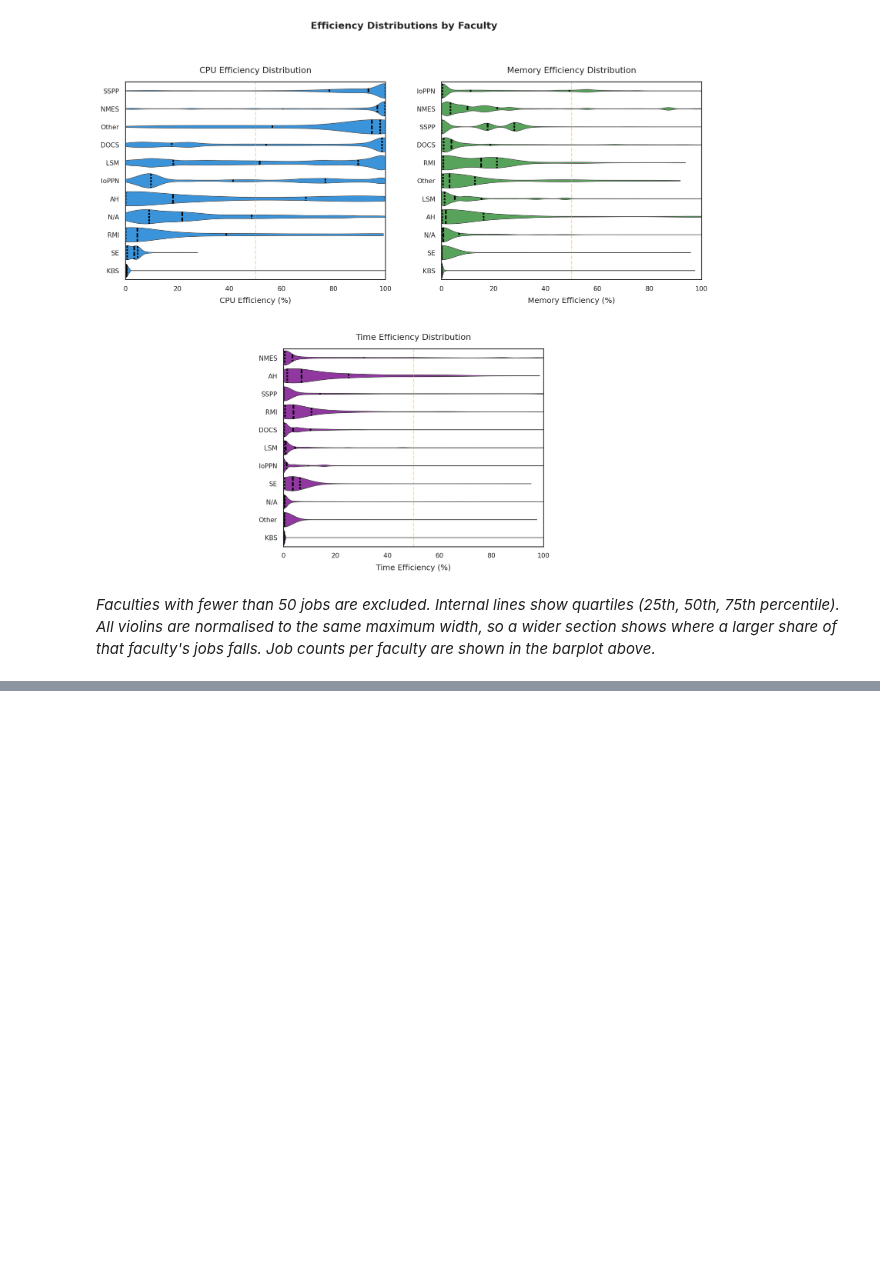
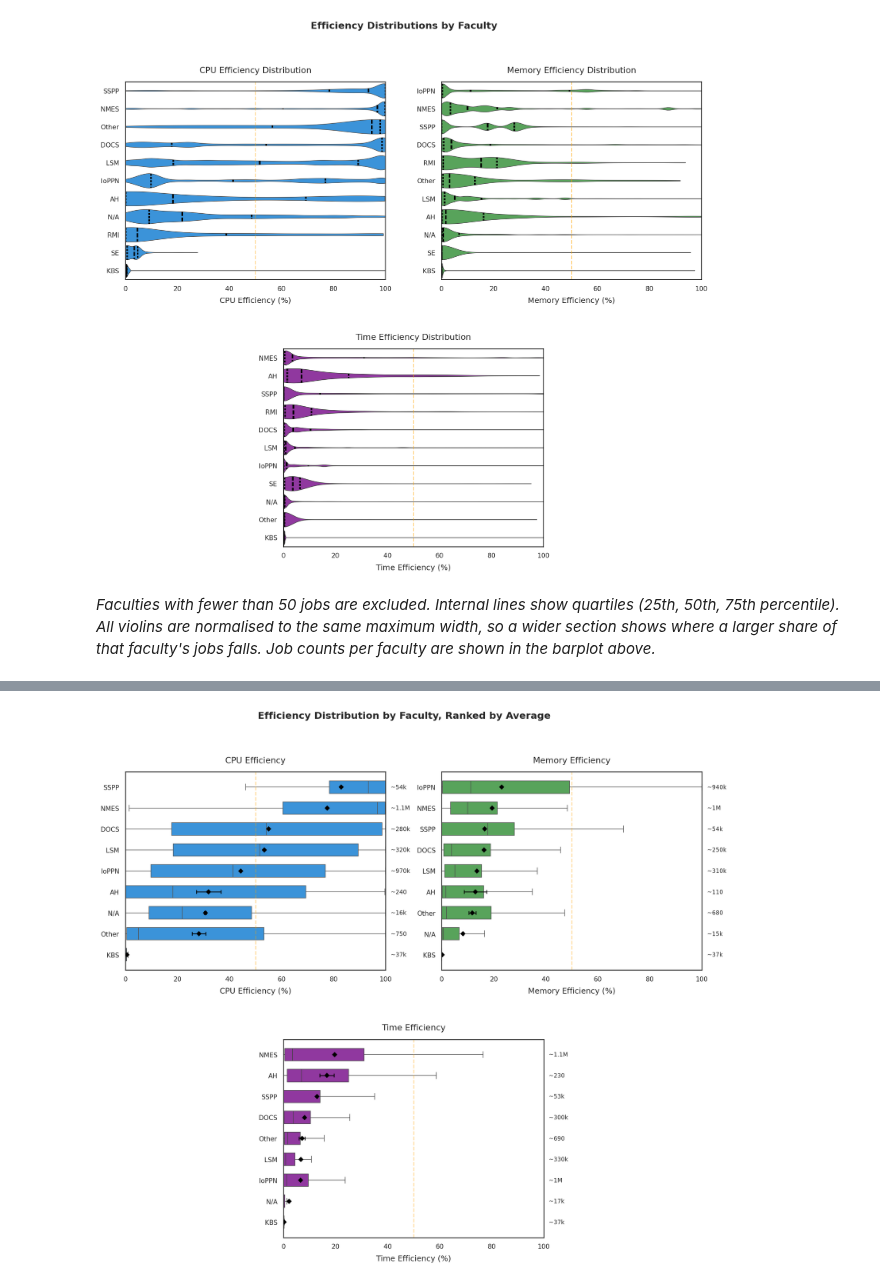
Before and after one commit to kcl-eresearch/hpc-data-analysis, a Jupyter notebook: notebooks/blog_2026-02_sustainability.ipynb, the cells around one changed output, grey strips where cells are left out. Drawn from its saved outputs; the diff is of its cells as text; code cells hidden in the pictures; blank space fills up the shorter version.

```diff
--- a/notebooks/blog_2026-02_sustainability.ipynb
+++ b/notebooks/blog_2026-02_sustainability.ipynb
@@ -1908,3 +1950,17 @@ Internal lines show quartiles (25th, 50th, 75th percentile).
 All violins are normalised to the same maximum width, so a wider section
 shows where a larger share of that faculty's jobs falls.
 Job counts per faculty are shown in the barplot above.*
+# %%
+# Merge small non-faculty categories into a single "Other" group
+MERGE_TO_OTHER = {'RMI', 'SE', 'Other'}
+
+df['faculty_short_merged'] = df['faculty_short'].apply(
+    lambda x: 'Other' if x in MERGE_TO_OTHER else x)
+
+# Also create a merged version of the SHORT lookup for use in plots
+SHORT_MERGED = {}
+for full_name, abbrev in SHORT.items():
+    SHORT_MERGED[full_name] = 'Other' if abbrev in MERGE_TO_OTHER else abbrev
+
+print('Faculty categories after merging:')
+print(df['faculty_short_merged'].value_counts().to_string())
@@ -1910,0 +1981,84 @@ Job counts per faculty are shown in the barplot above.*
+# %%
+# Faculty efficiency boxplots with mean + 95% CI overlay
+# Uses merged faculty categories (Other combines RMI, SE, IT, N/A, Other)
+from scipy.stats import sem
+
+MIN_JOBS = 50
+
+def merged_faculty_stats(col):
+    """Compute per-merged-faculty stats for ordering and annotations."""
+    rows = []
+    for fac in df['faculty_short_merged'].unique():
+        vals = df.loc[df['faculty_short_merged'] == fac, col].dropna()
+        vals = vals[vals <= 100]
+        if len(vals) < MIN_JOBS:
+            continue
+        mean = vals.mean()
+        ci = 1.96 * sem(vals)
+        rows.append({'faculty': fac, 'mean': mean, 'ci': ci, 'n': len(vals)})
+    return pd.DataFrame(rows).sort_values('mean', ascending=False)
+
+cpu_mstats  = merged_faculty_stats('cpu_eff_req')
+mem_mstats  = merged_faculty_stats('mem_eff')
+time_mstats = merged_faculty_stats('time_eff')
+
+n_facs = len(cpu_mstats)
+row_h = max(6, n_facs * 0.55)
+fig = plt.figure(figsize=(16, row_h * 2 + 1))
+gs = fig.add_gridspec(2, 4, hspace=0.35, wspace=0.55)
+ax_cpu  = fig.add_subplot(gs[0, 0:2])
+ax_mem  = fig.add_subplot(gs[0, 2:4])
+ax_time = fig.add_subplot(gs[1, 1:3])
+
+configs = [
+    (ax_cpu,  'cpu_eff_req', cpu_mstats,  C_CPU,  'CPU Efficiency (%)',    'CPU Efficiency'),
+    (ax_mem,  'mem_eff',     mem_mstats,  C_MEM,  'Memory Efficiency (%)', 'Memory Efficiency'),
+    (ax_time, 'time_eff',    time_mstats, C_TIME, 'Time Efficiency (%)',   'Time Efficiency'),
+]
+
+for ax, col, mstats, colour, xlabel, title in configs:
+    order = mstats['faculty'].tolist()
+    bdata = df[df['faculty_short_merged'].isin(order)
+               & df[col].notna()
+               & (df[col] <= 100)].copy()
+
+    sns.boxplot(data=bdata, y='faculty_short_merged', x=col,
+                ax=ax, order=order, color=colour, width=0.6,
+                linewidth=0.8, showfliers=False)
+
+    # Overlay mean as diamond with 95% CI error bars
+    for _, row in mstats.iterrows():
+        y_pos = order.index(row['faculty'])
+        ax.errorbar(row['mean'], y_pos,
+                    xerr=row['ci'], fmt='D', color='black',
+                    markersize=5, capsize=3, capthick=1.2,
+                    elinewidth=1.2, zorder=5)
+
+    # Annotate job counts outside the plot area
+    for _, row in mstats.iterrows():
+        y_pos = order.index(row['faculty'])
+        ax.text(1.02, y_pos, approx(row['n']),
+                va='center', fontsize=9,
+                transform=ax.get_yaxis_transform())
+
+    ax.set_xlabel(xlabel, fontsize=12)
+    ax.set_ylabel('', fontsize=12)
+    ax.set_title(title, fontsize=13)
+    ax.axvline(50, color='orange', ls='--', alpha=0.4)
+    ax.set_xlim(0, 100)
+
+plt.suptitle('Efficiency Distribution by Faculty, Ranked by Average',
+             fontsize=15, fontweight='bold')
+plt.tight_layout()
+savefig('faculty_efficiency_boxplots.png')
+plt.show()
+
+display(Markdown(f"""
+*Boxplots show median (line), IQR (box), and whiskers extending to 1.5\u00d7 IQR.
+Black diamonds show the mean with 95% CI error bars.
+Faculties with fewer than {MIN_JOBS} jobs are excluded.
+Other merges RMI, SE, IT, N/A, and Other categories.
+Ranked from highest (top) to lowest (bottom) average efficiency.
+Job counts shown to the right of each row.*
+"""))
+# %% [output]
@@ -1910,0 +2066 @@ Job counts per faculty are shown in the barplot above.*
+[figure, added]
```
Also changed, not shown: parts of 5 cells of this notebook, 4 other files.
